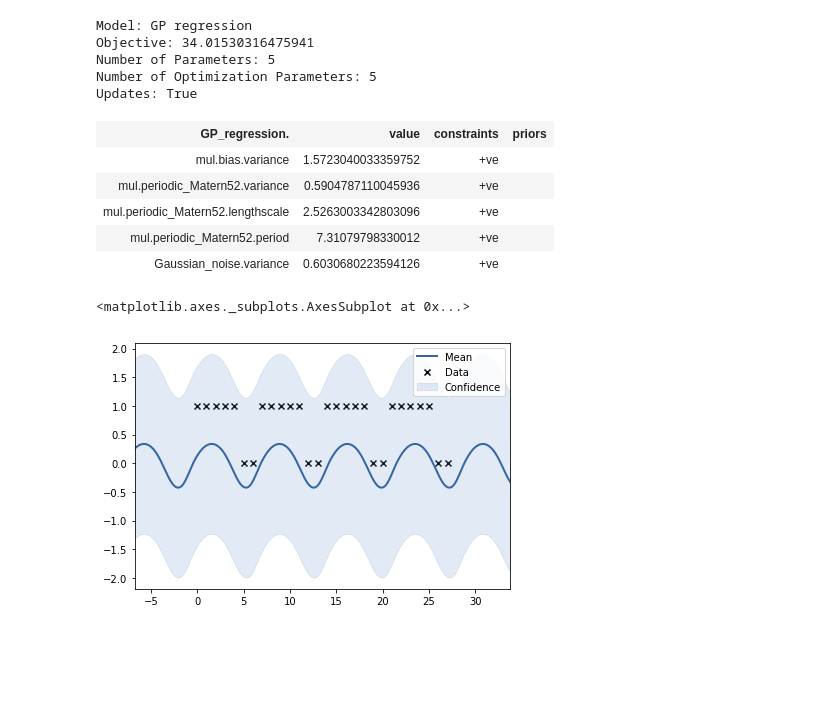
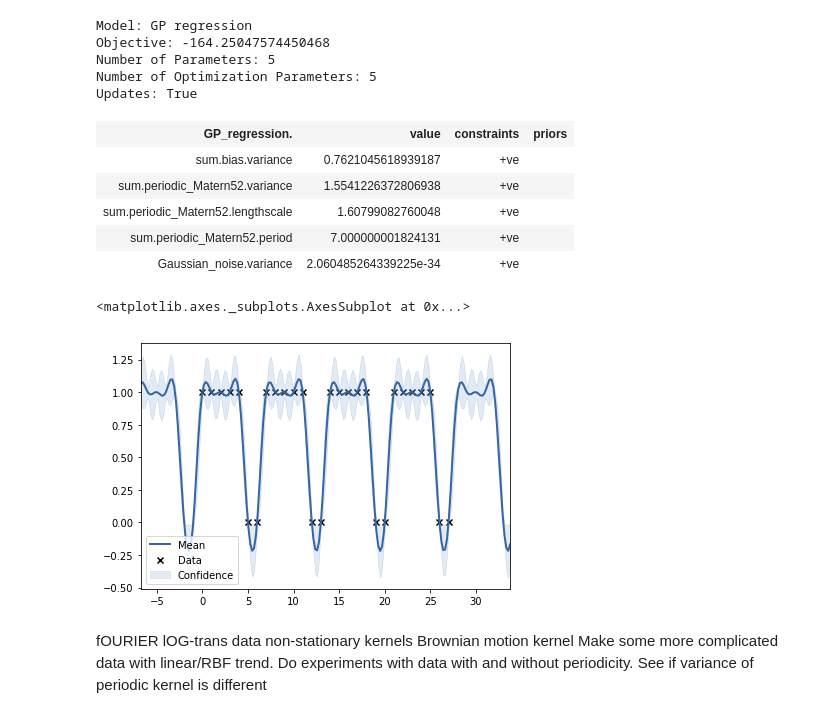
Before and after one commit to Tinkaa/Bitcoin_prediction, a Jupyter notebook: toydata.ipynb, the cells around one changed output. Saved outputs shown, nothing was run; the diff lists cells and outputs as text; code cells hidden in the pictures; blank space fills up the shorter version.

```diff
--- a/toydata.ipynb
+++ b/toydata.ipynb
@@ -40,24 +40,30 @@ array([[1],
 # %%
 PERIODIC = GPy.kern.PeriodicExponential(input_dim=1, variance=1, lengthscale=3, period=7)
 MATERN = GPy.kern.PeriodicMatern52(input_dim=1, variance=1, lengthscale=3, period=7)
 BIAS = GPy.kern.Bias(input_dim=1, variance=2)
 
-m = GPy.models.GPRegression(X, Y, BIAS*MATERN)
+m = GPy.models.GPRegression(X, Y, BIAS+MATERN)
 m.optimize()
 display(m)
 
 m.plot()
 # %% [output]
 Model: GP regression
-Objective: 34.01530316475941
+Objective: -164.25047574450468
 Number of Parameters: 5
 Number of Optimization Parameters: 5
 Updates: True
 | GP_regression. | value | constraints | priors |
-| mul.bias.variance | 1.5723040033359752 | +ve |  |
-| mul.periodic_Matern52.variance | 0.5904787110045936 | +ve |  |
-| mul.periodic_Matern52.lengthscale | 2.5263003342803096 | +ve |  |
-| mul.periodic_Matern52.period | 7.31079798330012 | +ve |  |
-| Gaussian_noise.variance | 0.6030680223594126 | +ve |  |
+| sum.bias.variance | 0.7621045618939187 | +ve |  |
+| sum.periodic_Matern52.variance | 1.5541226372806938 | +ve |  |
+| sum.periodic_Matern52.lengthscale | 1.60799082760048 | +ve |  |
+| sum.periodic_Matern52.period | 7.000000001824131 | +ve |  |
+| Gaussian_noise.variance | 2.060485264339225e-34 | +ve |  |
 <matplotlib.axes._subplots.AxesSubplot at 0x...>
-[figure, old version]
+[figure, new version]
+# %% [markdown]
+fOURIER
+lOG-trans data
+non-stationary kernels
+Brownian motion kernel
+Make some more complicated data with linear/RBF trend. Do experiments with data with and without periodicity. See if variance of periodic kernel is different
```
Also changed, not shown: 2 other files.
